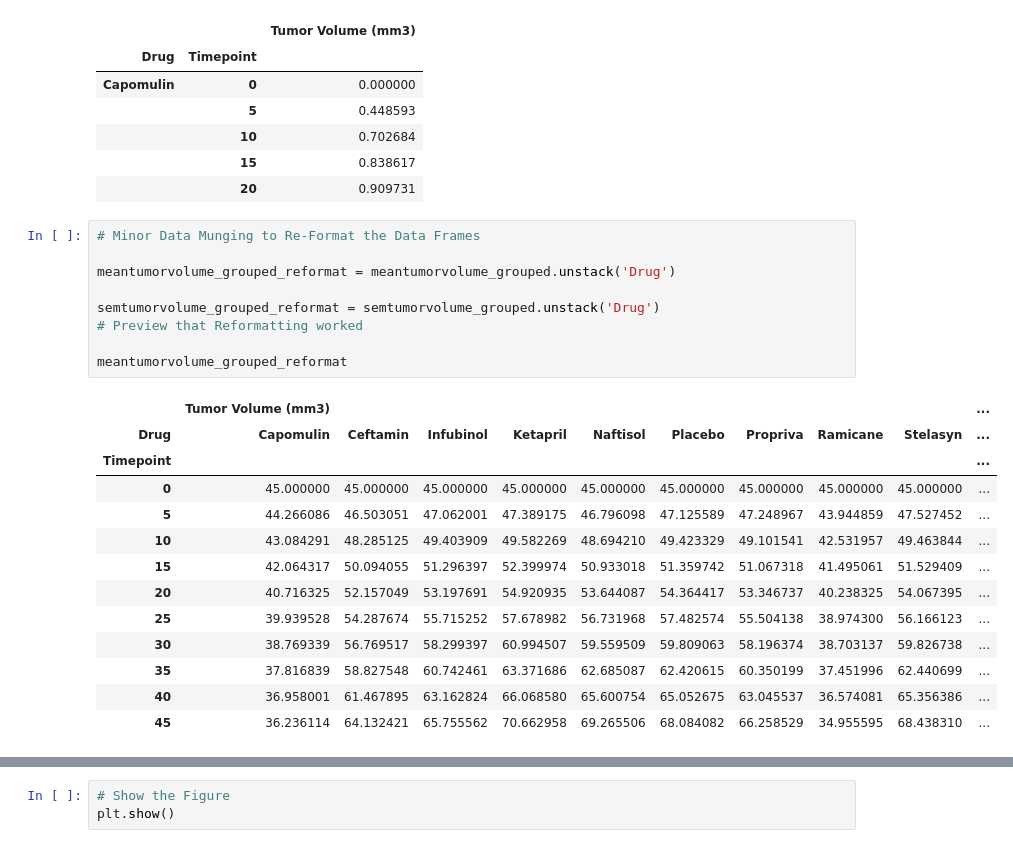
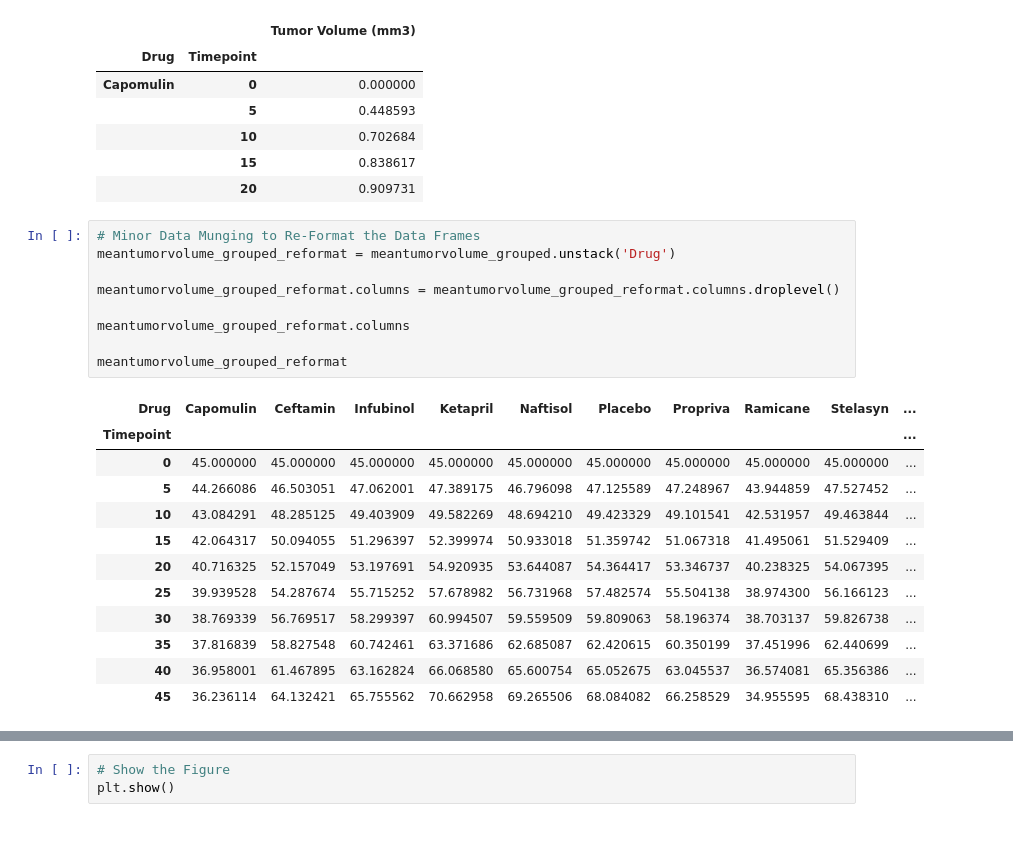
Before and after one commit to Yashwinie/bootcampspot-homework, a Jupyter notebook: mathplotlib-challenge/Pymaceuticals/Pymaceuticals_YSS.ipynb, the cells around one changed output, grey strips where cells are left out. Cells and saved outputs as stored; diff of their text form.

```diff
--- a/mathplotlib-challenge/Pymaceuticals/Pymaceuticals_YSS.ipynb
+++ b/mathplotlib-challenge/Pymaceuticals/Pymaceuticals_YSS.ipynb
@@ -66,15 +66,14 @@ semtumorvolume_grouped.head()
 |  | 20 | 0.909731 |
 # %%
 # Minor Data Munging to Re-Format the Data Frames
-
 meantumorvolume_grouped_reformat = meantumorvolume_grouped.unstack('Drug')
 
-semtumorvolume_grouped_reformat = semtumorvolume_grouped.unstack('Drug')
-# Preview that Reformatting worked
+meantumorvolume_grouped_reformat.columns = meantumorvolume_grouped_reformat.columns.droplevel()
+
+meantumorvolume_grouped_reformat.columns
 
 meantumorvolume_grouped_reformat
 # %% [output]
-|  | Tumor Volume (mm3) |  |  |  |  |  |  |  |  | ... |
 | Drug | Capomulin | Ceftamin | Infubinol | Ketapril | Naftisol | Placebo | Propriva | Ramicane | Stelasyn | ... |
 | Timepoint |  |  |  |  |  |  |  |  |  | ... |
 | 0 | 45.000000 | 45.000000 | 45.000000 | 45.000000 | 45.000000 | 45.000000 | 45.000000 | 45.000000 | 45.000000 | ... |
```
Also changed, not shown: parts of 10 cells of this notebook.
